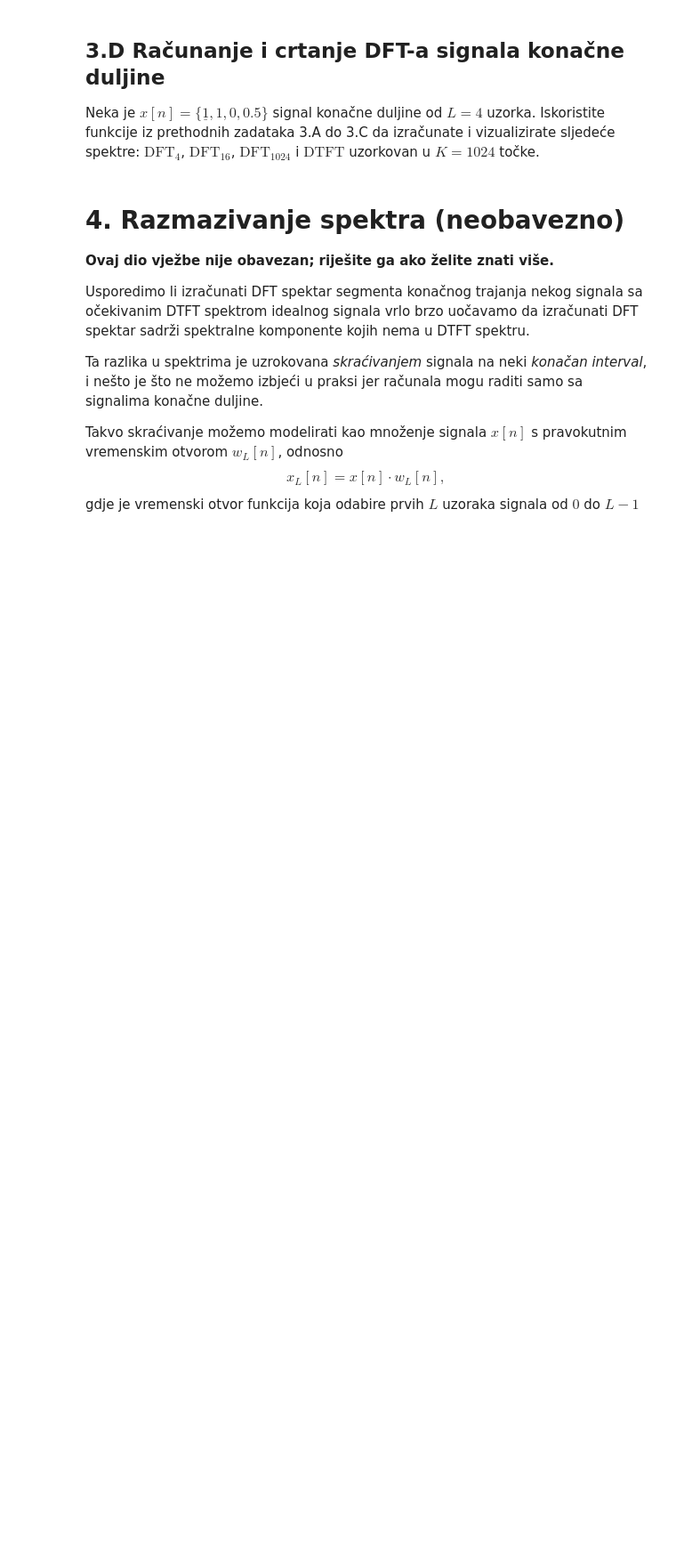
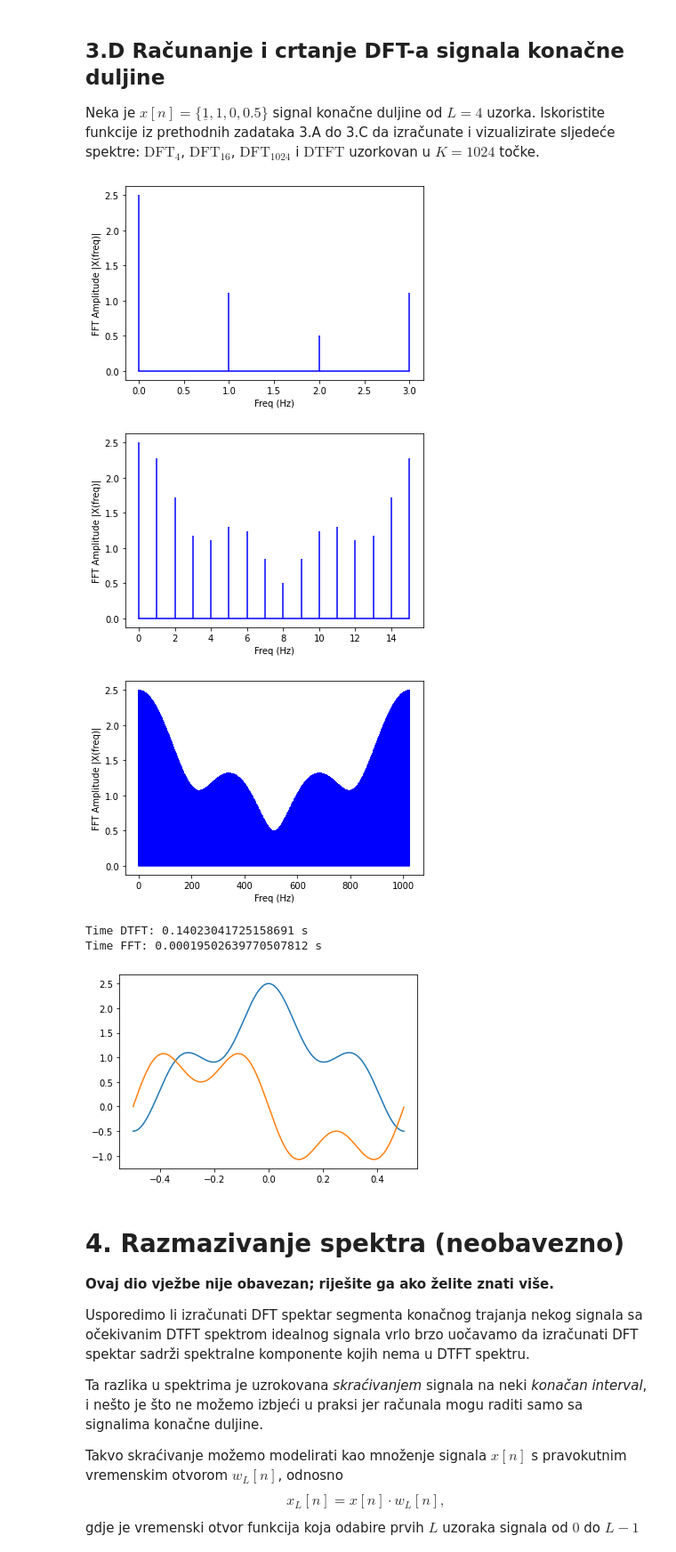
Before and after one commit to sskender/signal-processing, a Jupyter notebook: OOS_2021-2022_Vjezba_1_Ocitavanje_i_spektralna_analiza.ipynb, the cells around one changed output. Shown: that part at 89% size. Drawn from its saved outputs; the diff is of its cells as text; code cells hidden in the pictures; blank space fills up the shorter version.

```diff
--- a/OOS_2021-2022_Vjezba_1_Ocitavanje_i_spektralna_analiza.ipynb
+++ b/OOS_2021-2022_Vjezba_1_Ocitavanje_i_spektralna_analiza.ipynb
@@ -299,3 +325,19 @@ Napišite dvije funkcije koje crtaju amplitudni spektar, fazni spektar, realni d
+# %%
+def oos_nacrtaj_dft(X, K):
+    N = len(X)
+    n = arange(N)
+    T = N / K
+    freq = n / T
+    figure()
+    stem(unwrap(freq), abs(X), 'b', markerfmt=" ", basefmt="-b")
+    xlabel('Freq (Hz)')
+    ylabel('FFT Amplitude |X(freq)|')
+    show()
+
+def oos_nacrtaj_dtft(X):
+    shifted = fftshift(X)
+    frequencies = fftshift(fftfreq(X.shape[-1]))
+    plot(frequencies, shifted.real, frequencies, shifted.imag)
 # %% [markdown]
 ## 3.D Računanje i crtanje DFT-a signala konačne duljine
 
@@ -305,3 +345,42 @@ Neka je $x[n]=\{\underline{1},1,0,0.5\}$ signal konačne duljine od $L=4$ uzorka
+# %%
+import time
+
+x = [1, 1, 0, 0.5]
+L = len(x)
+assert(L == 4)
+
+# DFT4
+X4 = oos_dtft(x, 4, 4)
+assert(len(X4) == 4)
+oos_nacrtaj_dft(X4, 4)
+
+# DFT16
+X16 = oos_dtft(x, 16, 16)
+assert(len(X16) == 16)
+oos_nacrtaj_dft(X16, 16)
+
+# DFT1024
+time_dtft_start = time.time()
+X1024 = oos_dtft(x, 1024, 1024)
+time_dtft_end = time.time()
+assert(len(X1024) == 1024)
+oos_nacrtaj_dft(X1024, 1024)
+print(f"Time DTFT: {time_dtft_end - time_dtft_start} s")
+
+# DFT1024_2
+time_fft_start = time.time()
+X1024_2 = oos_fft(x, 1024)
+time_fft_end = time.time()
+assert(len(X1024_2) == 1024)
+oos_nacrtaj_dtft(X1024_2)
+print(f"Time FFT: {time_fft_end - time_fft_start} s")
+# %% [output]
+[figure, added]
+[figure, added]
+[figure, added]
+Time DTFT: 0.14023041725158691 s
+Time FFT: 0.00019502639770507812 s
+[figure, added]
 # %% [markdown]
 # 4. Razmazivanje spektra (neobavezno)
 
```
Also changed, not shown: parts of 16 cells of this notebook.
